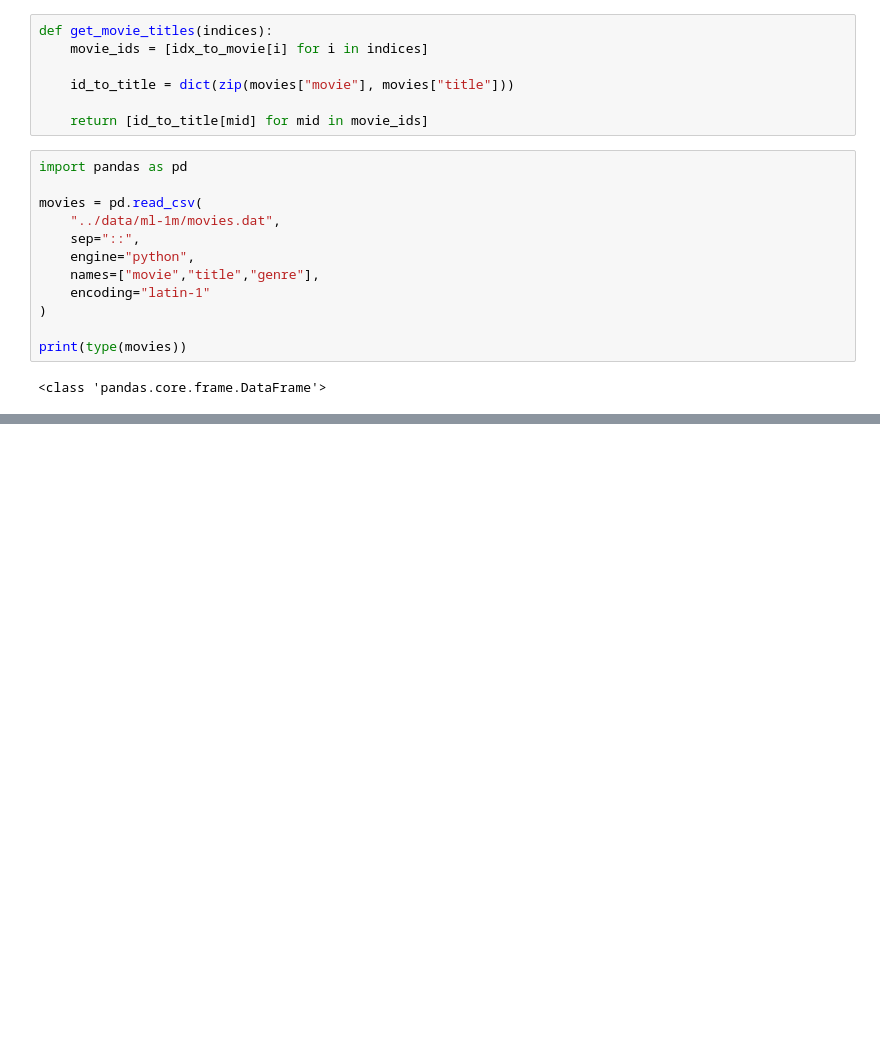
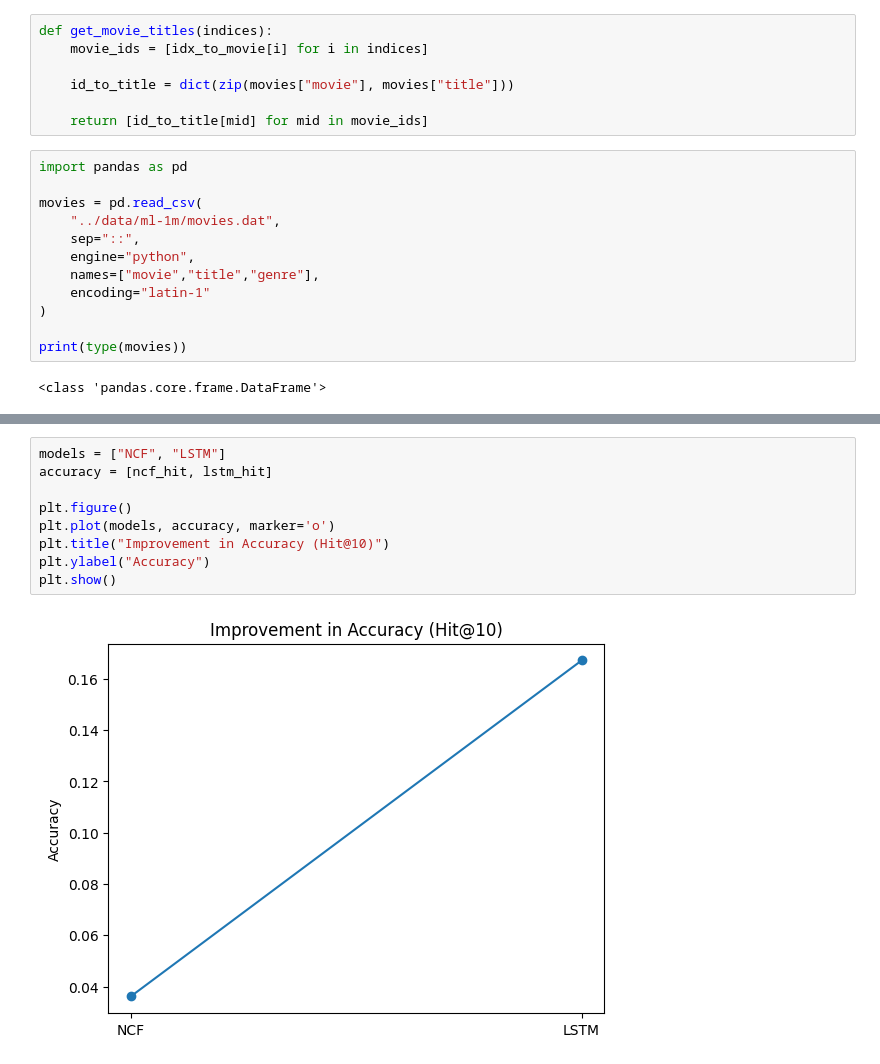
Before and after one commit to Hrulekh/LSTM-Based-Sequential-Recommender, a Jupyter notebook: notebooks/02_baseline.ipynb, the cells around one changed output, grey strips where cells are left out. Drawn from its saved outputs; the diff is of its cells as text; blank space fills up the shorter version.

```diff
--- a/notebooks/02_baseline.ipynb
+++ b/notebooks/02_baseline.ipynb
@@ -822,0 +915,11 @@ with open("movie_map.pkl", "wb") as f:
+# %%
+models = ["NCF", "LSTM"]
+accuracy = [ncf_hit, lstm_hit]
+
+plt.figure()
+plt.plot(models, accuracy, marker='o')
+plt.title("Improvement in Accuracy (Hit@10)")
+plt.ylabel("Accuracy")
+plt.show()
+# %% [output]
+[figure, added]
```
Also changed, not shown: parts of 27 cells of this notebook, 2 other files.
